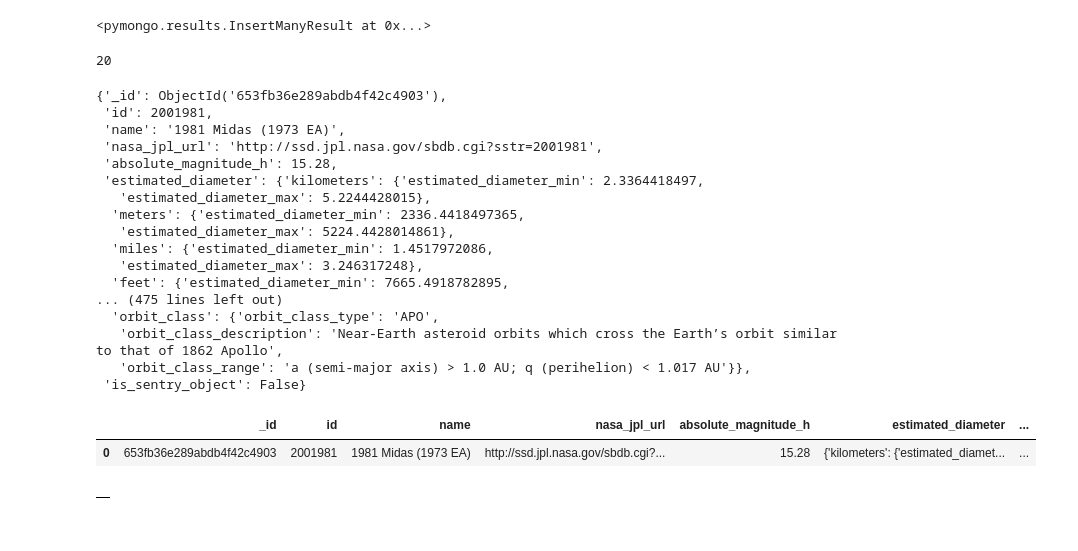
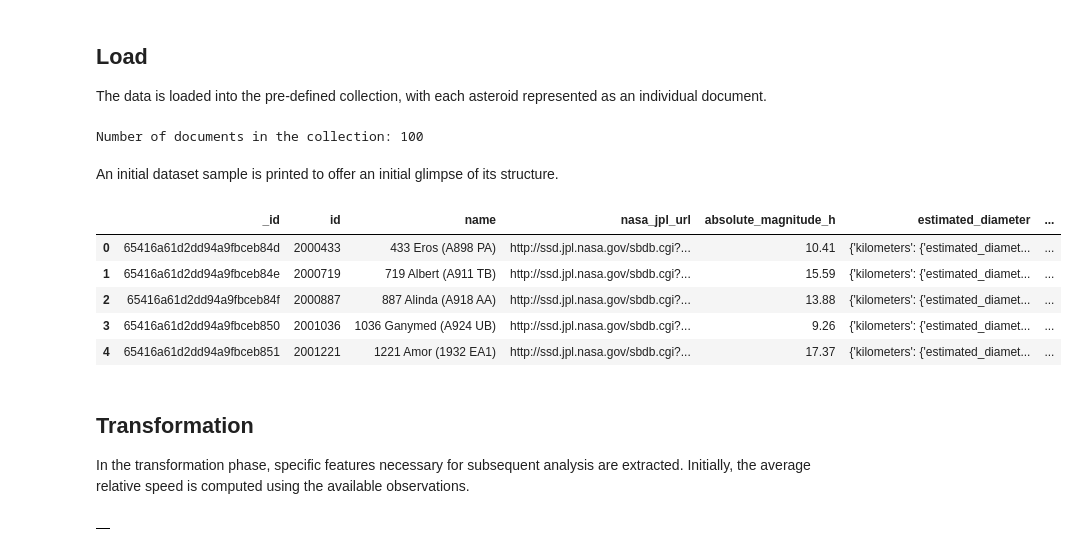
Before and after one commit to valleandreaa/AsteroidsDB, a Jupyter notebook: project-asteroids.ipynb, the cells around one changed output. Cells and saved outputs as stored; diff of their text form; code cells hidden in the pictures.

```diff
--- a/project-asteroids.ipynb
+++ b/project-asteroids.ipynb
@@ -21,8 +13,14 @@ WARNING: Ignoring invalid distribution -otebook (c:\users\admin\onedrive - hochs
 # %%
+# import packages
 import pymongo
 import pprint as pp
 import pandas as pd
 import requests
-import json
-import time
-import string
+import matplotlib.pyplot as plt
+import numpy as np
+from scipy.optimize import curve_fit
+from sklearn.metrics import r2_score
+
+# pandas configuration
+pd.set_option('display.precision', 2)
+pd.set_option('max_colwidth', 50)
@@ -62,2 +45,11 @@ db.list_collection_names()
 # %%
-col = db.get_collection("asteroids")
+# Specify a collection or create it if it does not already exist
+collection_name = "asteroids"
+
+if collection_name in db.list_collection_names():
+    col = db.get_collection(collection_name)
+else:
+    col = db.create_collection[collection_name]
+
+# Clean up the collection
+col.delete_many({})
@@ -116,35 +91,29 @@ for object in near_earth_objects:
+# %% [markdown]
+## Load
+The data is loaded into the pre-defined collection, with each asteroid represented as an individual document.
 # %%
+# Insert into the collection
 col.insert_many(list_asteroids)
+
+# Count elements in the collection
+document_count = col.count_documents({})
+print(f'Number of documents in the collection: {document_count}')
 # %% [output]
-<pymongo.results.InsertManyResult at 0x...>
+Number of documents in the collection: 100
-# %%
-col.count_documents({})
-# %% [output]
-20
-# %%
-col.find_one()
-# %% [output]
-{'_id': ObjectId('653fb36e289abdb4f42c4903'),
- 'id': 2001981,
- 'name': '1981 Midas (1973 EA)',
- 'nasa_jpl_url': 'http://ssd.jpl.nasa.gov/sbdb.cgi?sstr=2001981',
- 'absolute_magnitude_h': 15.28,
- 'estimated_diameter': {'kilometers': {'estimated_diameter_min': 2.3364418497,
-   'estimated_diameter_max': 5.2244428015},
-  'meters': {'estimated_diameter_min': 2336.4418497365,
-   'estimated_diameter_max': 5224.4428014861},
-  'miles': {'estimated_diameter_min': 1.4517972086,
-   'estimated_diameter_max': 3.246317248},
-  'feet': {'estimated_diameter_min': 7665.4918782895,
-... (475 lines left out)
-  'orbit_class': {'orbit_class_type': 'APO',
-   'orbit_class_description': 'Near-Earth asteroid orbits which cross the Earth’s orbit similar to that of 1862 Apollo',
-   'orbit_class_range': 'a (semi-major axis) > 1.0 AU; q (perihelion) < 1.017 AU'}},
- 'is_sentry_object': False}
+# %% [markdown]
+An initial dataset sample is printed to offer an initial glimpse of its structure.
 # %%
-r = col.aggregate([{"$limit":1}])
+# Printing a sample of a document in the collection
+r = col.aggregate([{"$limit":5}])
 pd.DataFrame(r)
 # %% [output]
 |  | _id | id | name | nasa_jpl_url | absolute_magnitude_h | estimated_diameter | ... |
-| 0 | 653fb36e289abdb4f42c4903 | 2001981 | 1981 Midas (1973 EA) | http://ssd.jpl.nasa.gov/sbdb.cgi?... | 15.28 | {'kilometers': {'estimated_diamet... | ... |
+| 0 | 65416a61d2dd94a9fbceb84d | 2000433 | 433 Eros (A898 PA) | http://ssd.jpl.nasa.gov/sbdb.cgi?... | 10.41 | {'kilometers': {'estimated_diamet... | ... |
+| 1 | 65416a61d2dd94a9fbceb84e | 2000719 | 719 Albert (A911 TB) | http://ssd.jpl.nasa.gov/sbdb.cgi?... | 15.59 | {'kilometers': {'estimated_diamet... | ... |
+| 2 | 65416a61d2dd94a9fbceb84f | 2000887 | 887 Alinda (A918 AA) | http://ssd.jpl.nasa.gov/sbdb.cgi?... | 13.88 | {'kilometers': {'estimated_diamet... | ... |
+| 3 | 65416a61d2dd94a9fbceb850 | 2001036 | 1036 Ganymed (A924 UB) | http://ssd.jpl.nasa.gov/sbdb.cgi?... | 9.26 | {'kilometers': {'estimated_diamet... | ... |
+| 4 | 65416a61d2dd94a9fbceb851 | 2001221 | 1221 Amor (1932 EA1) | http://ssd.jpl.nasa.gov/sbdb.cgi?... | 17.37 | {'kilometers': {'estimated_diamet... | ... |
+# %% [markdown]
+## Transformation
+In the transformation phase, specific features necessary for subsequent analysis are extracted. Initially, the average relative speed is computed using the available observations.
 # %%
```
Also changed, not shown: parts of 42 cells of this notebook, 3 other files.
